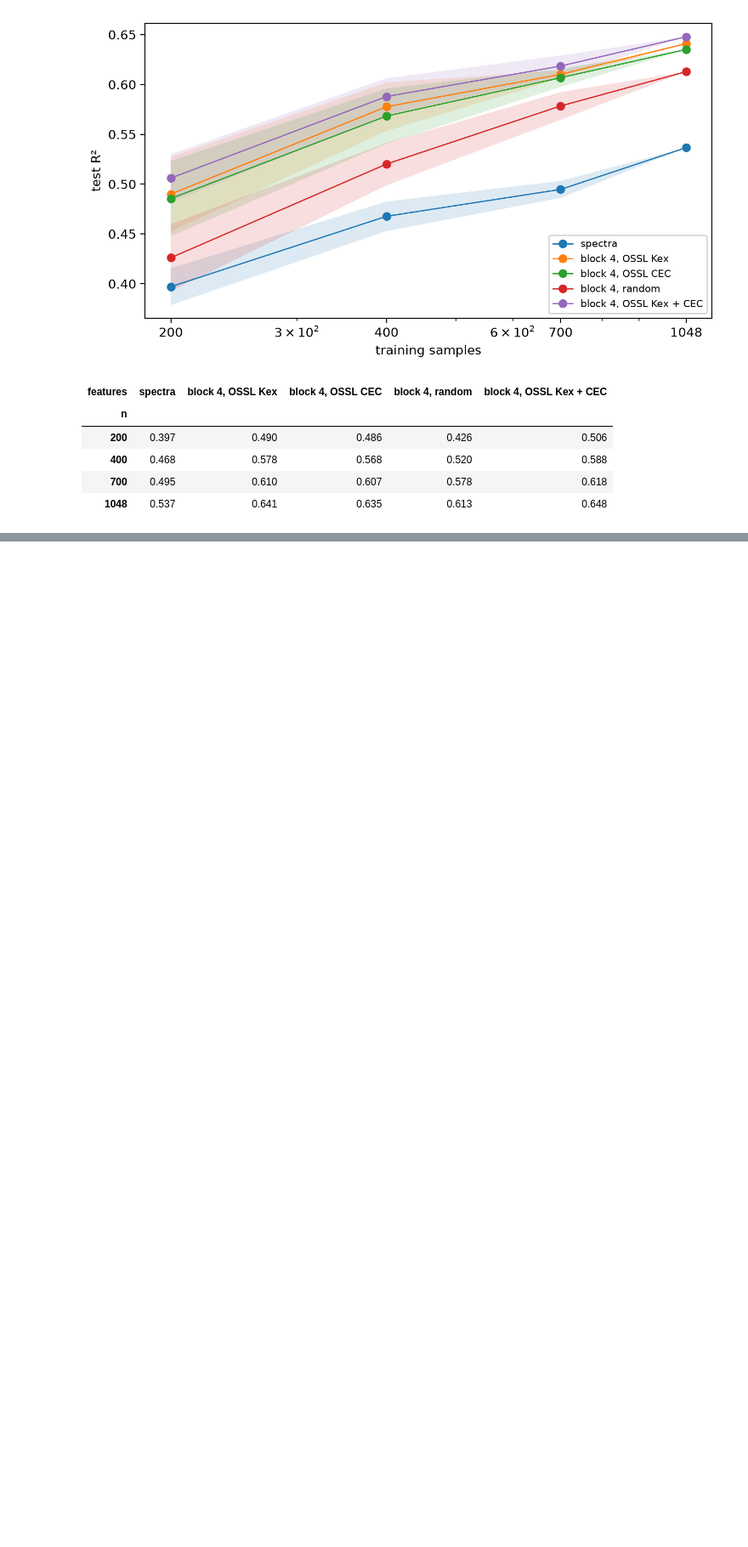
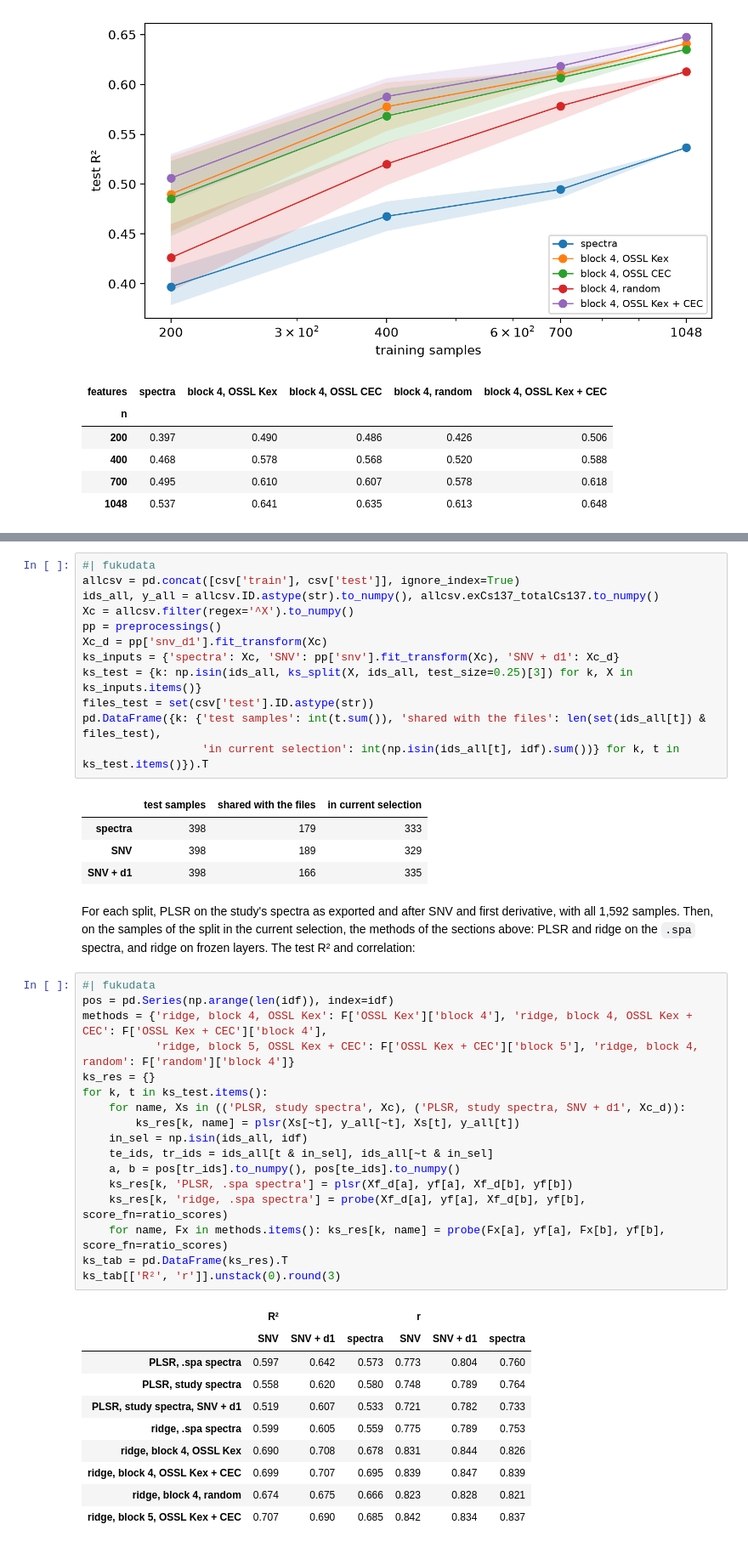
Before and after one commit to franckalbinet/ossl-fuku-transfer, a Jupyter notebook: nbs/10_cs137.ipynb, the cells around one changed output, grey strips where cells are left out. Shown at 85% size. Drawn from its saved outputs; the diff is of its cells as text; blank space fills up the shorter version.

```diff
--- a/nbs/10_cs137.ipynb
+++ b/nbs/10_cs137.ipynb
@@ -148,3 +155,50 @@ lc['mean'].unstack(0).round(3)
+# %%
+#| fukudata
+allcsv = pd.concat([csv['train'], csv['test']], ignore_index=True)
+ids_all, y_all = allcsv.ID.astype(str).to_numpy(), allcsv.exCs137_totalCs137.to_numpy()
+Xc = allcsv.filter(regex='^X').to_numpy()
+pp = preprocessings()
+Xc_d = pp['snv_d1'].fit_transform(Xc)
+ks_inputs = {'spectra': Xc, 'SNV': pp['snv'].fit_transform(Xc), 'SNV + d1': Xc_d}
+ks_test = {k: np.isin(ids_all, ks_split(X, ids_all, test_size=0.25)[3]) for k, X in ks_inputs.items()}
+files_test = set(csv['test'].ID.astype(str))
+pd.DataFrame({k: {'test samples': int(t.sum()), 'shared with the files': len(set(ids_all[t]) & files_test),
+                  'in current selection': int(np.isin(ids_all[t], idf).sum())} for k, t in ks_test.items()}).T
+# %% [output]
+|  | test samples | shared with the files | in current selection |
+| spectra | 398 | 179 | 333 |
+| SNV | 398 | 189 | 329 |
+| SNV + d1 | 398 | 166 | 335 |
+# %% [markdown]
+For each split, PLSR on the study's spectra as exported and after SNV and first derivative, with all 1,592 samples. Then, on the samples of the split in the current selection, the methods of the sections above: PLSR and ridge on the `.spa` spectra, and ridge on frozen layers. The test R² and correlation:
+# %%
+#| fukudata
+pos = pd.Series(np.arange(len(idf)), index=idf)
+methods = {'ridge, block 4, OSSL Kex': F['OSSL Kex']['block 4'], 'ridge, block 4, OSSL Kex + CEC': F['OSSL Kex + CEC']['block 4'],
+           'ridge, block 5, OSSL Kex + CEC': F['OSSL Kex + CEC']['block 5'], 'ridge, block 4, random': F['random']['block 4']}
+ks_res = {}
+for k, t in ks_test.items():
+    for name, Xs in (('PLSR, study spectra', Xc), ('PLSR, study spectra, SNV + d1', Xc_d)):
+        ks_res[k, name] = plsr(Xs[~t], y_all[~t], Xs[t], y_all[t])
+    in_sel = np.isin(ids_all, idf)
+    te_ids, tr_ids = ids_all[t & in_sel], ids_all[~t & in_sel]
+    a, b = pos[tr_ids].to_numpy(), pos[te_ids].to_numpy()
+    ks_res[k, 'PLSR, .spa spectra'] = plsr(Xf_d[a], yf[a], Xf_d[b], yf[b])
+    ks_res[k, 'ridge, .spa spectra'] = probe(Xf_d[a], yf[a], Xf_d[b], yf[b], score_fn=ratio_scores)
+    for name, Fx in methods.items(): ks_res[k, name] = probe(Fx[a], yf[a], Fx[b], yf[b], score_fn=ratio_scores)
+ks_tab = pd.DataFrame(ks_res).T
+ks_tab[['R²', 'r']].unstack(0).round(3)
+# %% [output]
+|  | R² |  |  | r |  |  |
+|  | SNV | SNV + d1 | spectra | SNV | SNV + d1 | spectra |
+| PLSR, .spa spectra | 0.597 | 0.642 | 0.573 | 0.773 | 0.804 | 0.760 |
+| PLSR, study spectra | 0.558 | 0.620 | 0.580 | 0.748 | 0.789 | 0.764 |
+| PLSR, study spectra, SNV + d1 | 0.519 | 0.607 | 0.533 | 0.721 | 0.782 | 0.733 |
+| ridge, .spa spectra | 0.599 | 0.605 | 0.559 | 0.775 | 0.789 | 0.753 |
+| ridge, block 4, OSSL Kex | 0.690 | 0.708 | 0.678 | 0.831 | 0.844 | 0.826 |
+| ridge, block 4, OSSL Kex + CEC | 0.699 | 0.707 | 0.695 | 0.839 | 0.847 | 0.839 |
+| ridge, block 4, random | 0.674 | 0.675 | 0.666 | 0.823 | 0.828 | 0.821 |
+| ridge, block 5, OSSL Kex + CEC | 0.707 | 0.690 | 0.685 | 0.842 | 0.834 | 0.837 |
 # %% [markdown]
 ## Findings
 
```
Also changed, not shown: parts of 4 cells of this notebook.
